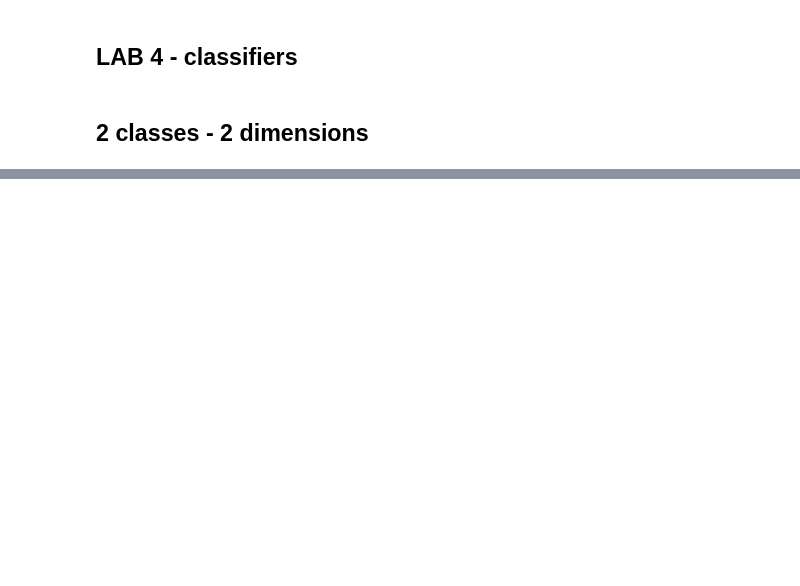
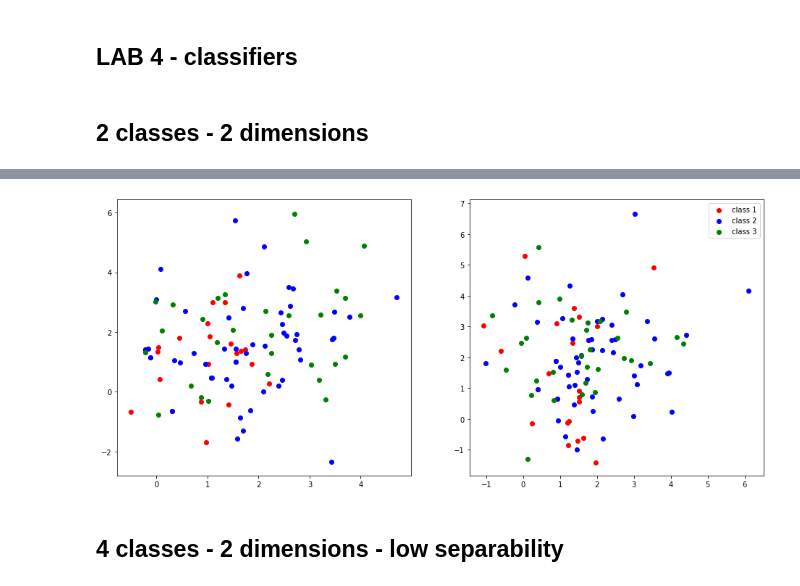
Before and after one commit to teobouvard/study, a Jupyter notebook: 4-UiS/machine-learning/assignments/lab4/lab.ipynb, the cells around one changed output, grey strips where cells are left out. Cells and saved outputs as stored; diff of their text form; code cells hidden in the pictures; blank space fills up the shorter version.

```diff
--- a/4-UiS/machine-learning/assignments/lab4/lab.ipynb
+++ b/4-UiS/machine-learning/assignments/lab4/lab.ipynb
@@ -102,0 +133,3 @@ skl KNN k = 1
+# %%
+X_2D3cl, _, _, _, _, Y_2D3cl, _, _, _, _ = np.load('data/lab4_2.p', allow_pickle=True)
+x_train, x_test, y_train, y_test = normalize_data(X_2D3cl, Y_2D3cl)
@@ -102,0 +158,6 @@ skl KNN k = 1
+# %%
+plot_2D(X_2D3cl, Y_2D3cl)
+# %% [output]
+[figure, added]
+# %% [markdown]
+## 4 classes - 2 dimensions - low separability
```
Also changed, not shown: parts of 21 cells of this notebook, 3 other files.
